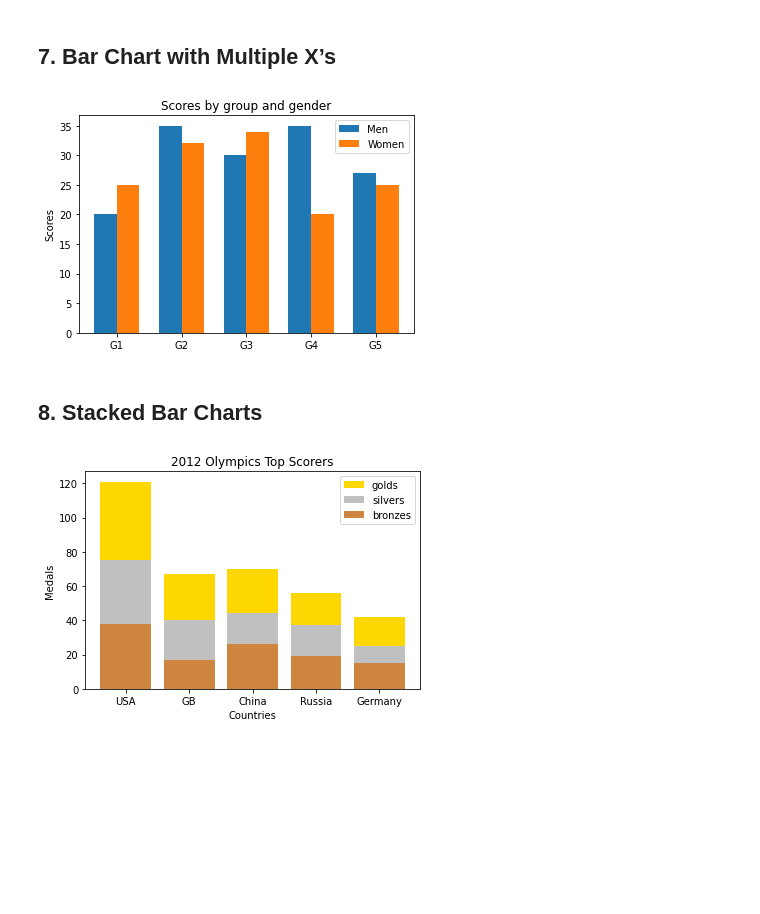
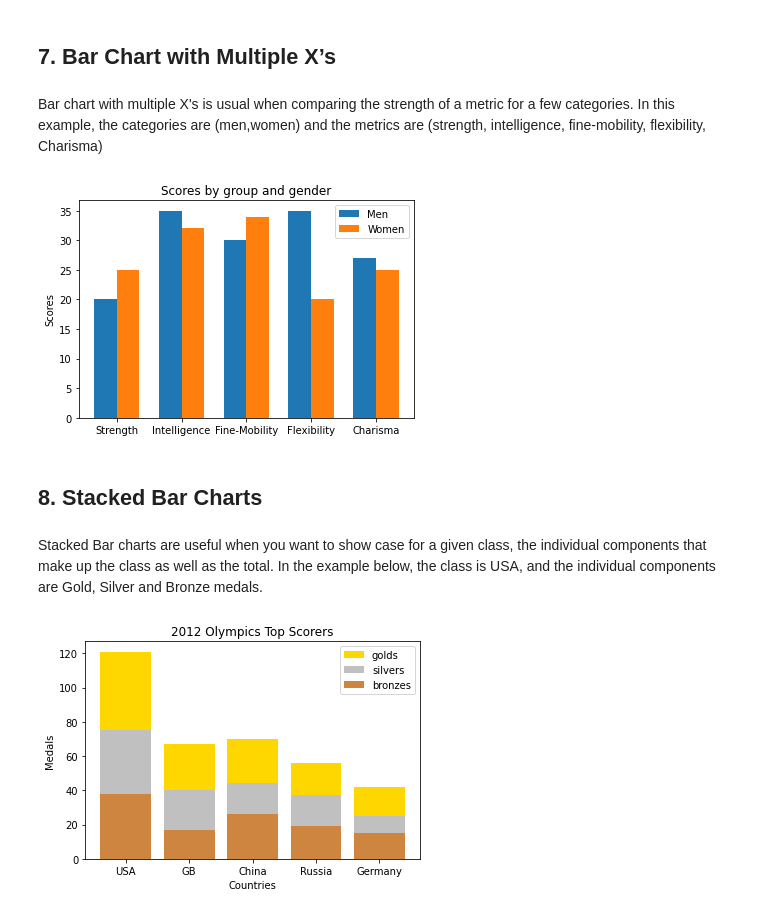
Before and after one commit to KrisMatrix/Data_Visualization, a Jupyter notebook: Data_Visualization_Tutorial.ipynb, the cells around one changed output. Drawn from its saved outputs; the diff is of its cells as text; code cells hidden in the pictures; blank space fills up the shorter version.

```diff
--- a/Data_Visualization_Tutorial.ipynb
+++ b/Data_Visualization_Tutorial.ipynb
@@ -260,26 +430,30 @@ plt.show()
 # %% [markdown]
 ## 7. Bar Chart with Multiple X’s
+# %% [markdown]
+Bar chart with multiple X's is usual when comparing the strength of a metric for a few categories. In this example, the categories are (men,women) and the metrics are (strength, intelligence, fine-mobility, flexibility, Charisma)
 # %%
 N = 5
 men_means = (20, 35, 30, 35, 27)
 women_means = (25, 32, 34, 20, 25)
 
 ind = np.arange(N)
 width = 0.35
 plt.bar(ind, men_means, width, label='Men')
 plt.bar(ind + width, women_means, width,
     label='Women')
 
 plt.ylabel('Scores')
 plt.title('Scores by group and gender')
 
-plt.xticks(ind + width / 2, ('G1', 'G2', 'G3', 'G4', 'G5'))
+plt.xticks(ind + width / 2, ('Strength', 'Intelligence', 'Fine-Mobility', 'Flexibility', 'Charisma'))
 plt.legend(loc='best')
 plt.show()
 # %% [output]
-[figure, old version]
+[figure, new version]
 # %% [markdown]
 ## 8. Stacked Bar Charts
+# %% [markdown]
+Stacked Bar charts are useful when you want to show case for a given class, the individual components that make up the class as well as the total. In the example below, the class is USA, and the individual components are Gold, Silver and Bronze medals.
 # %%
 countries = ['USA', 'GB', 'China', 'Russia', 'Germany']
 bronzes = np.array([38, 17, 26, 19, 15])
```
Also changed, not shown: parts of 24 cells of this notebook.
